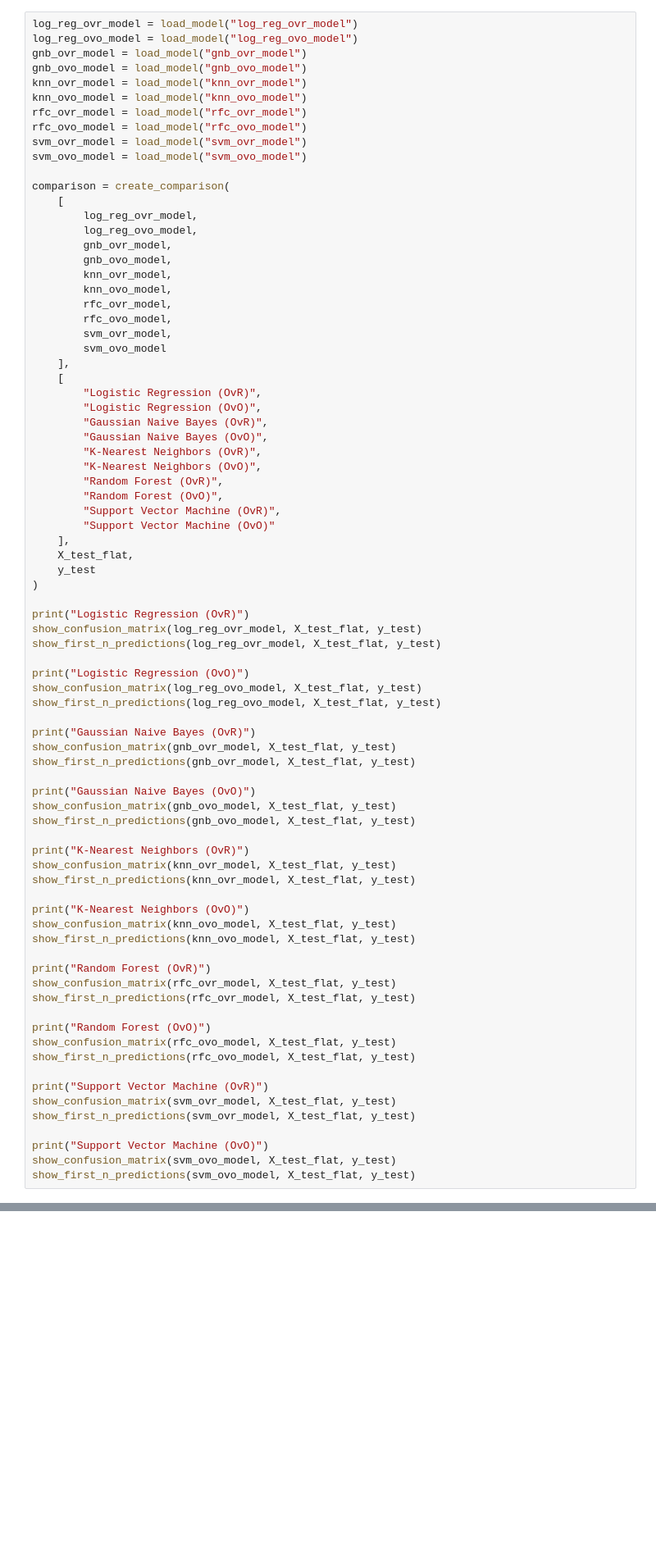
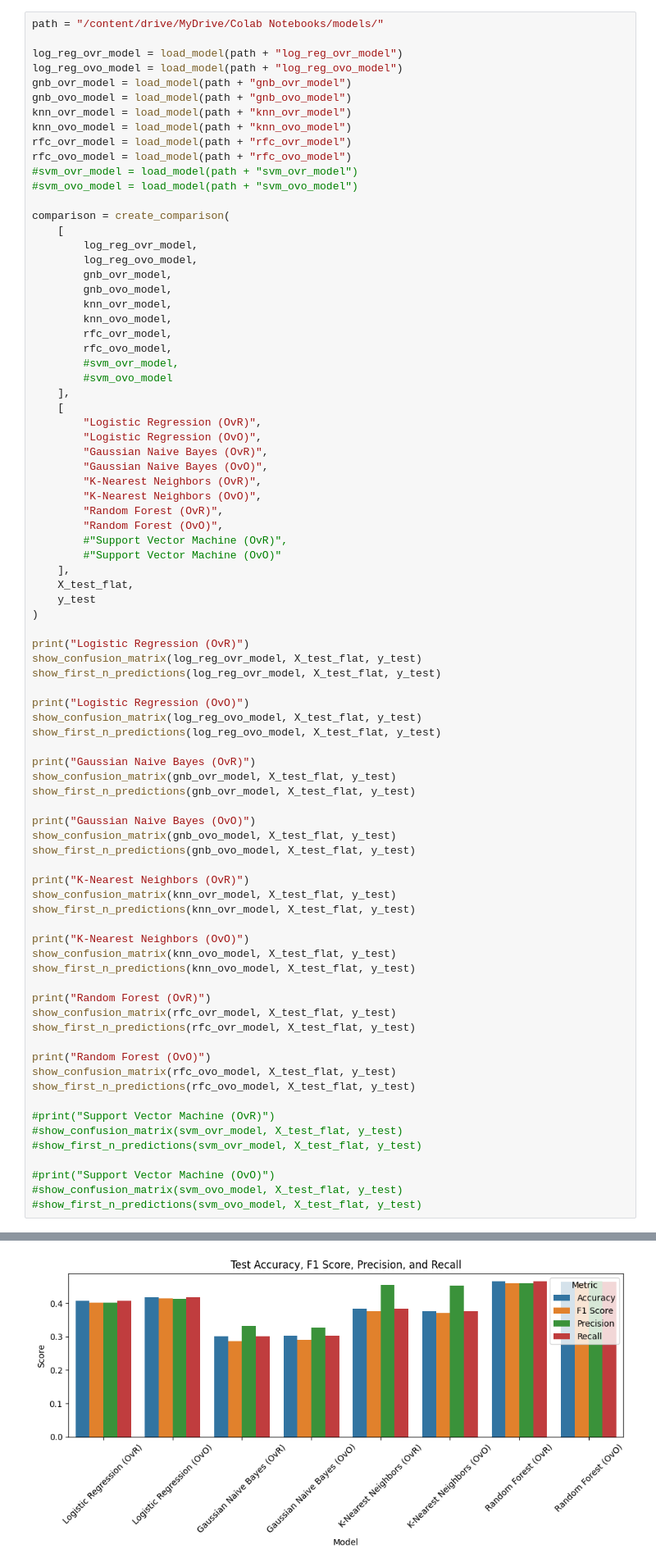
Before and after one commit to Francesco146/CIFAR10-multiclass-classification, a Jupyter notebook: ML_Project_Pasotto-Marastoni.ipynb, the cells around one changed output, grey strips where cells are left out. Shown at 82% size. Drawn from its saved outputs; the diff is of its cells as text; blank space fills up the shorter version.

Commit message:
feat: add comparison images

```diff
--- a/ML_Project_Pasotto-Marastoni.ipynb
+++ b/ML_Project_Pasotto-Marastoni.ipynb
@@ -375,16 +377,18 @@ save_model(model, "rfc_ovo_with_none_model")
 # %% [markdown]
 # COMPARISON
 # %%
-log_reg_ovr_model = load_model("log_reg_ovr_model")
-log_reg_ovo_model = load_model("log_reg_ovo_model")
-gnb_ovr_model = load_model("gnb_ovr_model")
-gnb_ovo_model = load_model("gnb_ovo_model")
-knn_ovr_model = load_model("knn_ovr_model")
-knn_ovo_model = load_model("knn_ovo_model")
-rfc_ovr_model = load_model("rfc_ovr_model")
-rfc_ovo_model = load_model("rfc_ovo_model")
-svm_ovr_model = load_model("svm_ovr_model")
-svm_ovo_model = load_model("svm_ovo_model")
+path = "/content/drive/MyDrive/Colab Notebooks/models/"
+
+log_reg_ovr_model = load_model(path + "log_reg_ovr_model")
+log_reg_ovo_model = load_model(path + "log_reg_ovo_model")
+gnb_ovr_model = load_model(path + "gnb_ovr_model")
+gnb_ovo_model = load_model(path + "gnb_ovo_model")
+knn_ovr_model = load_model(path + "knn_ovr_model")
+knn_ovo_model = load_model(path + "knn_ovo_model")
+rfc_ovr_model = load_model(path + "rfc_ovr_model")
+rfc_ovo_model = load_model(path + "rfc_ovo_model")
+#svm_ovr_model = load_model(path + "svm_ovr_model")
+#svm_ovo_model = load_model(path + "svm_ovo_model")
 
 comparison = create_comparison(
     [
@@ -396,8 +400,8 @@ comparison = create_comparison(
         knn_ovo_model,
         rfc_ovr_model,
         rfc_ovo_model,
-        svm_ovr_model,
-        svm_ovo_model
+        #svm_ovr_model,
+        #svm_ovo_model
     ],
     [
         "Logistic Regression (OvR)",
@@ -408,8 +412,8 @@ comparison = create_comparison(
         "K-Nearest Neighbors (OvO)",
         "Random Forest (OvR)",
         "Random Forest (OvO)",
-        "Support Vector Machine (OvR)",
-        "Support Vector Machine (OvO)"
+        #"Support Vector Machine (OvR)",
+        #"Support Vector Machine (OvO)"
     ],
     X_test_flat,
     y_test
@@ -447,10 +451,11 @@ print("Random Forest (OvO)")
 show_confusion_matrix(rfc_ovo_model, X_test_flat, y_test)
 show_first_n_predictions(rfc_ovo_model, X_test_flat, y_test)
 
-print("Support Vector Machine (OvR)")
-show_confusion_matrix(svm_ovr_model, X_test_flat, y_test)
-show_first_n_predictions(svm_ovr_model, X_test_flat, y_test)
+#print("Support Vector Machine (OvR)")
+#show_confusion_matrix(svm_ovr_model, X_test_flat, y_test)
+#show_first_n_predictions(svm_ovr_model, X_test_flat, y_test)
 
-print("Support Vector Machine (OvO)")
-show_confusion_matrix(svm_ovo_model, X_test_flat, y_test)
-show_first_n_predictions(svm_ovo_model, X_test_flat, y_test)
+#print("Support Vector Machine (OvO)")
+#show_confusion_matrix(svm_ovo_model, X_test_flat, y_test)
+#show_first_n_predictions(svm_ovo_model, X_test_flat, y_test)
+# %% [output]
@@ -456,0 +470 @@ show_first_n_predictions(svm_ovo_model, X_test_flat, y_test)
+[figure, added]
```
Also changed, not shown: parts of 2 cells of this notebook.
